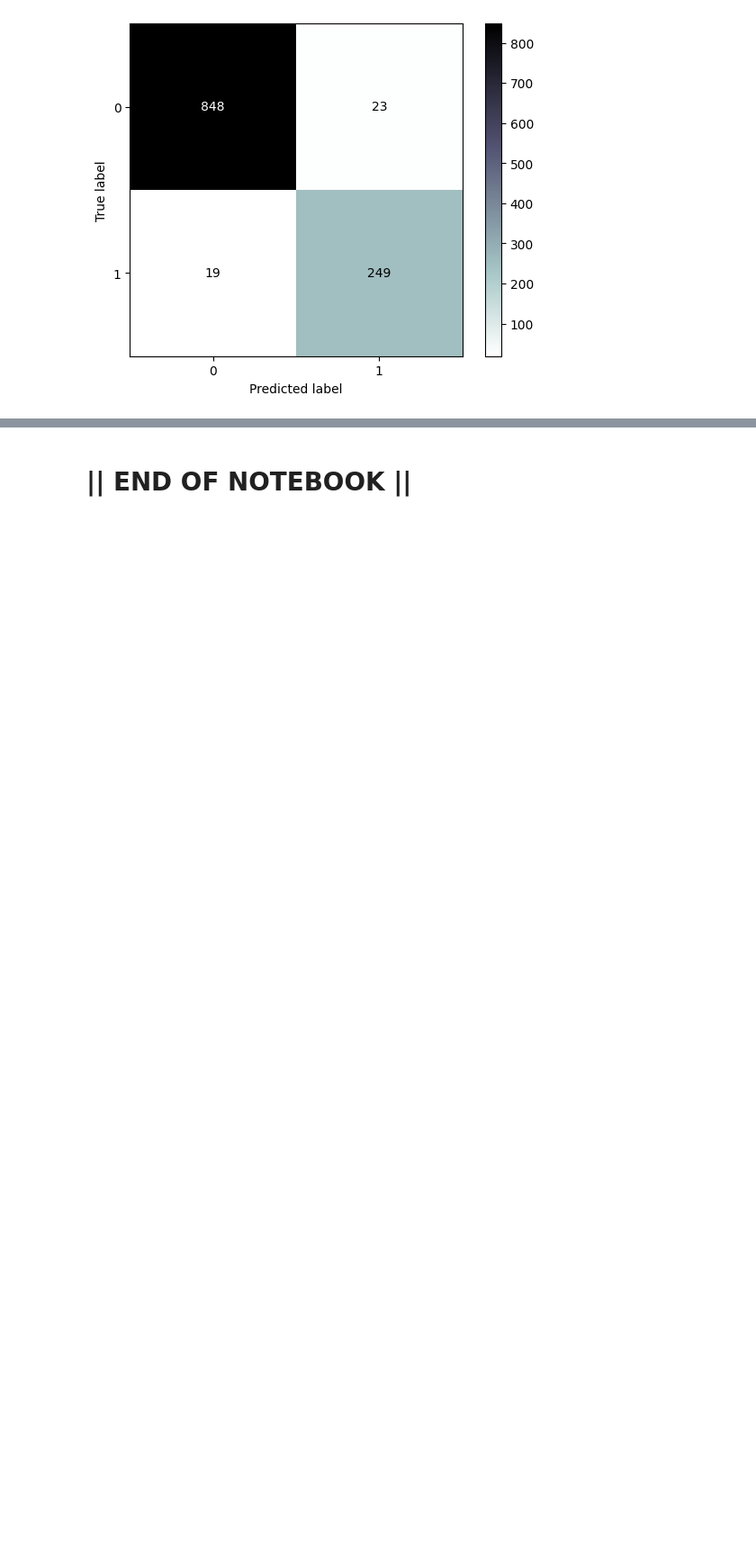
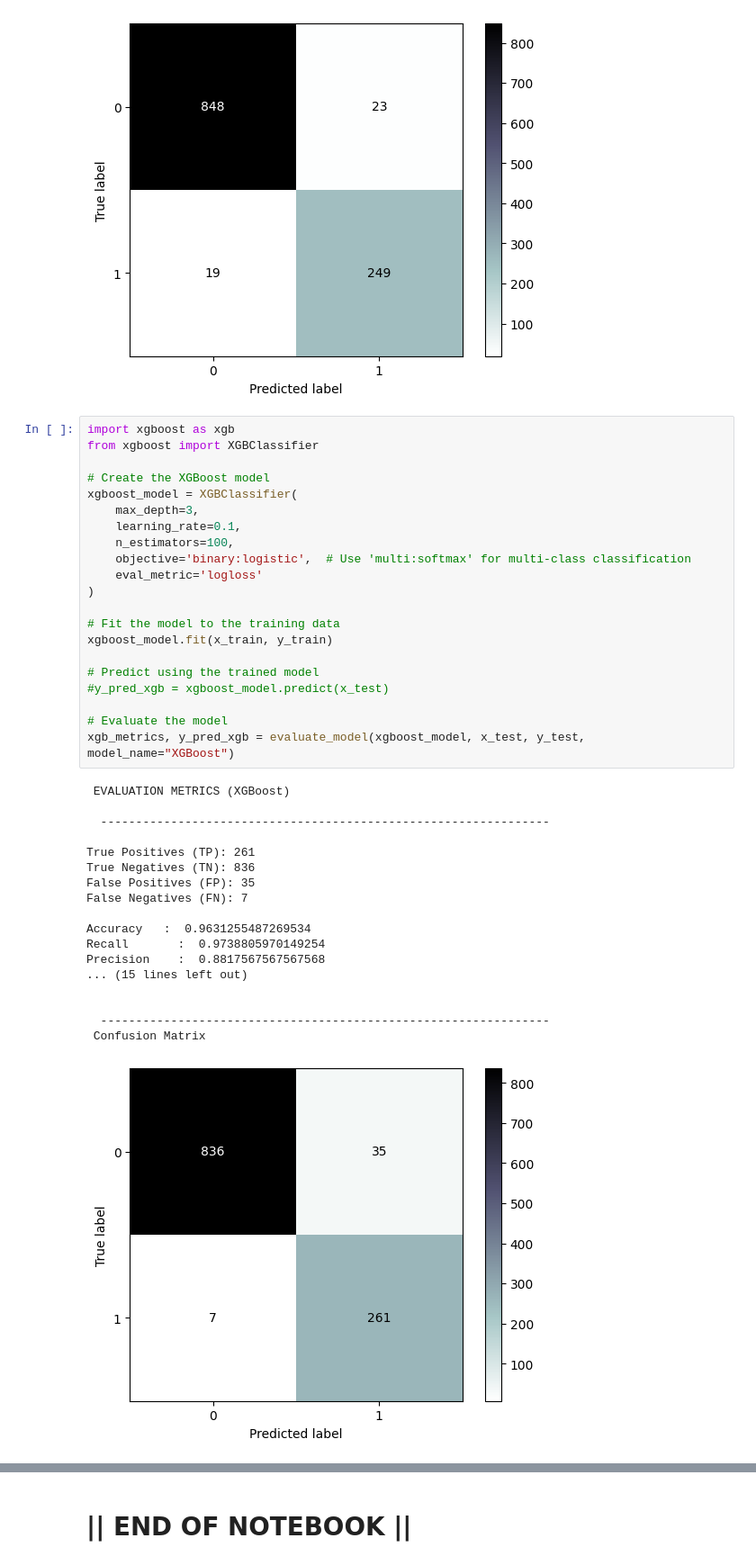
Before and after one commit to tedoaba/CodersCaveInternship, a Jupyter notebook: golden-task-2-spam-filter.ipynb, the cells around one changed output, grey strips where cells are left out. Shown at 90% size. Drawn from its saved outputs; the diff is of its cells as text; blank space fills up the shorter version.

```diff
--- a/golden-task-2-spam-filter.ipynb
+++ b/golden-task-2-spam-filter.ipynb
@@ -444,6 +444,46 @@ Precision    :  0.9154411764705882
   ----------------------------------------------------------------
  Confusion Matrix
 [figure]
+# %%
+import xgboost as xgb
+from xgboost import XGBClassifier
+
+# Create the XGBoost model
+xgboost_model = XGBClassifier(
+    max_depth=3,
+    learning_rate=0.1,
+    n_estimators=100,
+    objective='binary:logistic',  # Use 'multi:softmax' for multi-class classification
+    eval_metric='logloss'
+)
+
+# Fit the model to the training data
+xgboost_model.fit(x_train, y_train)
+
+# Predict using the trained model
+#y_pred_xgb = xgboost_model.predict(x_test)
+
+# Evaluate the model
+xgb_metrics, y_pred_xgb = evaluate_model(xgboost_model, x_test, y_test, model_name="XGBoost")
+# %% [output]
+ EVALUATION METRICS (XGBoost)
+
+  ----------------------------------------------------------------
+
+True Positives (TP): 261
+True Negatives (TN): 836
+False Positives (FP): 35
+False Negatives (FN): 7
+
+Accuracy   :  0.9631255487269534
+Recall       :  0.9738805970149254
+Precision    :  0.8817567567567568
+... (15 lines left out)
+
+
+  ----------------------------------------------------------------
+ Confusion Matrix
+[figure, added]
 # %%
 svm_fpr, svm_tpr, threshold = roc_curve(y_test, y_pred_svm)
 auc_svm = auc(svm_fpr, svm_tpr)
```
Also changed, not shown: parts of 6 cells of this notebook.
